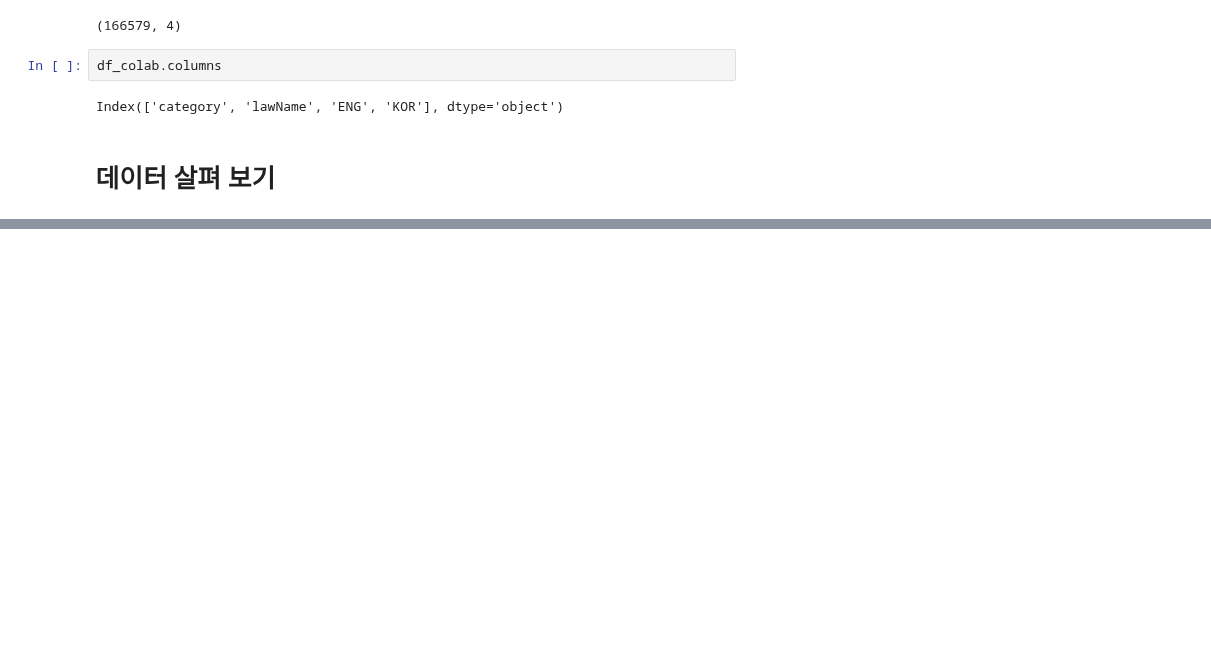
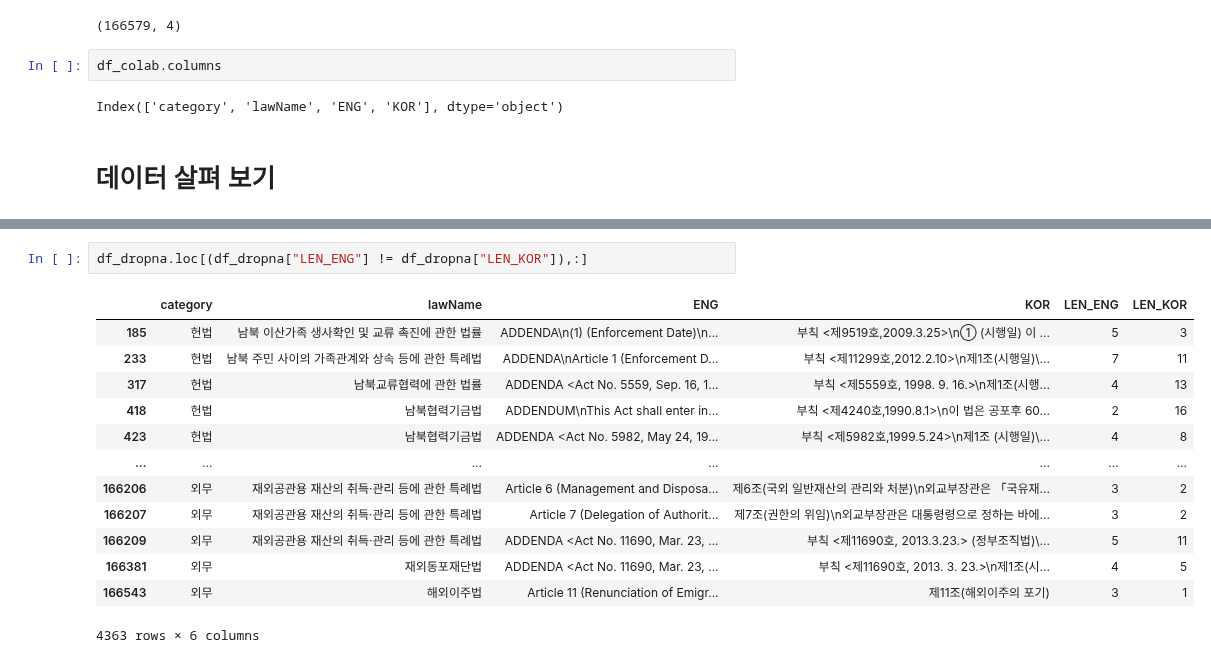
Before and after one commit to tjtmddnjswkd/capstone, a Jupyter notebook: preprocessing.ipynb, the cells around one changed output, grey strips where cells are left out. Drawn from its saved outputs; the diff is of its cells as text; blank space fills up the shorter version.

```diff
--- a/preprocessing.ipynb
+++ b/preprocessing.ipynb
@@ -60,0 +183,16 @@ Name: ENG, dtype: object
+# %%
+df_dropna.loc[(df_dropna["LEN_ENG"] != df_dropna["LEN_KOR"]),:]
+# %% [output]
+|  | category | lawName | ENG | KOR | LEN_ENG | LEN_KOR |
+| 185 | 헌법 | 남북 이산가족 생사확인 및 교류 촉진에 관한 법률 | ADDENDA\n(1) (Enforcement Date)\n... | 부칙 <제9519호,2009.3.25>\n① (시행일) 이 ... | 5 | 3 |
+| 233 | 헌법 | 남북 주민 사이의 가족관계와 상속 등에 관한 특례법 | ADDENDA\nArticle 1 (Enforcement D... | 부칙 <제11299호,2012.2.10>\n제1조(시행일)\... | 7 | 11 |
+| 317 | 헌법 | 남북교류협력에 관한 법률 | ADDENDA <Act No. 5559, Sep. 16, 1... | 부칙 <제5559호, 1998. 9. 16.>\n제1조(시행... | 4 | 13 |
+| 418 | 헌법 | 남북협력기금법 | ADDENDUM\nThis Act shall enter in... | 부칙 <제4240호,1990.8.1>\n이 법은 공포후 60... | 2 | 16 |
+| 423 | 헌법 | 남북협력기금법 | ADDENDA <Act No. 5982, May 24, 19... | 부칙 <제5982호,1999.5.24>\n제1조 (시행일)\... | 4 | 8 |
+| ... | ... | ... | ... | ... | ... | ... |
+| 166206 | 외무 | 재외공관용 재산의 취득·관리 등에 관한 특례법 | Article 6 (Management and Disposa... | 제6조(국외 일반재산의 관리와 처분)\n외교부장관은 「국유재... | 3 | 2 |
+| 166207 | 외무 | 재외공관용 재산의 취득·관리 등에 관한 특례법 | Article 7 (Delegation of Authorit... | 제7조(권한의 위임)\n외교부장관은 대통령령으로 정하는 바에... | 3 | 2 |
+| 166209 | 외무 | 재외공관용 재산의 취득·관리 등에 관한 특례법 | ADDENDA <Act No. 11690, Mar. 23, ... | 부칙 <제11690호, 2013.3.23.> (정부조직법)\... | 5 | 11 |
+| 166381 | 외무 | 재외동포재단법 | ADDENDA <Act No. 11690, Mar. 23, ... | 부칙 <제11690호, 2013. 3. 23.>\n제1조(시... | 4 | 5 |
+| 166543 | 외무 | 해외이주법 | Article 11 (Renunciation of Emigr... | 제11조(해외이주의 포기) | 3 | 1 |
+4363 rows × 6 columns
```
Also changed, not shown: parts of 22 cells of this notebook.
